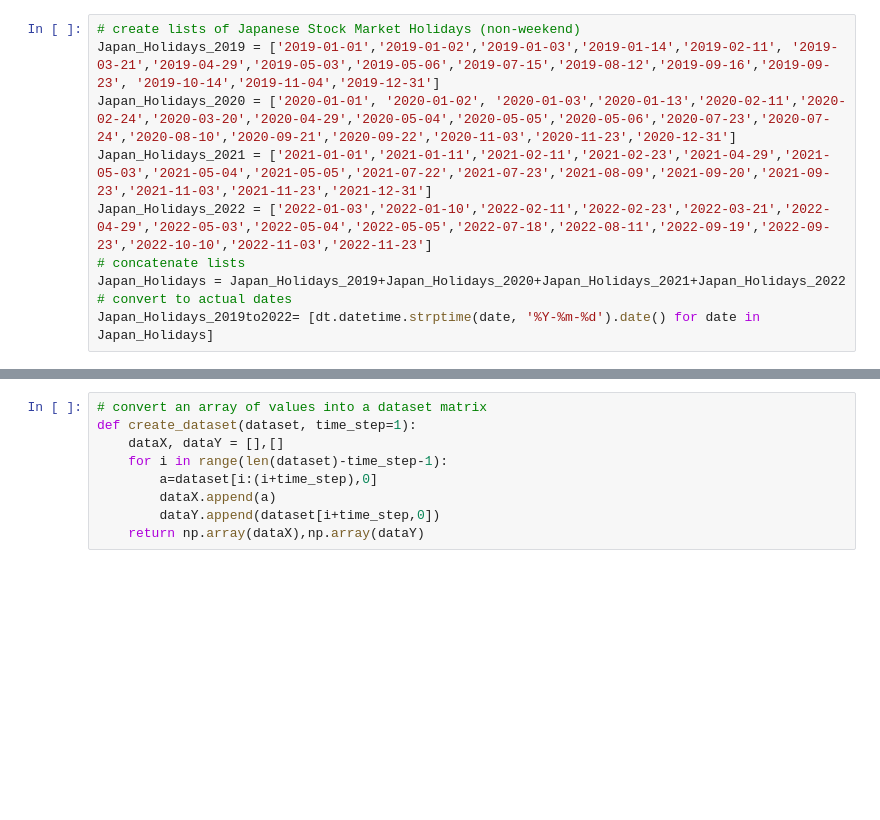
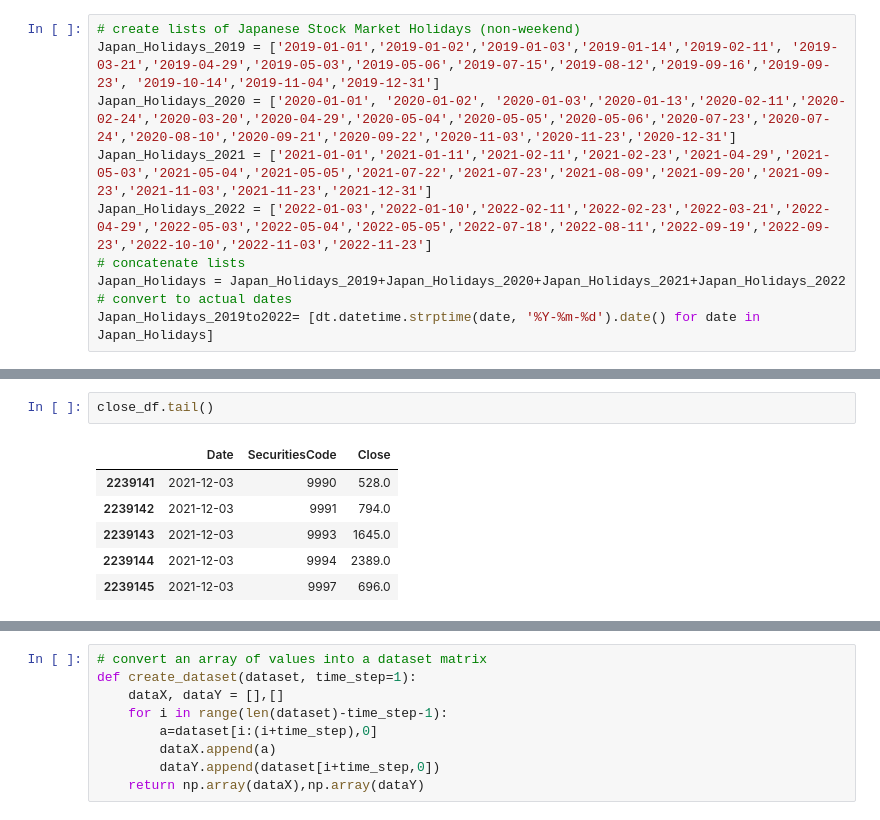
Before and after one commit to 1on1pt/JPX_Tokyo_Stock_Exchange_Prediction, a Jupyter notebook: Stacked_LSTM_2000stocks.ipynb, the cells around one changed output, grey strips where cells are left out. Drawn from its saved outputs; the diff is of its cells as text; blank space fills up the shorter version.

```diff
--- a/Stacked_LSTM_2000stocks.ipynb
+++ b/Stacked_LSTM_2000stocks.ipynb
@@ -122,3 +109,12 @@ close_df
+# %%
+close_df.tail()
+# %% [output]
+|  | Date | SecuritiesCode | Close |
+| 2239141 | 2021-12-03 | 9990 | 528.0 |
+| 2239142 | 2021-12-03 | 9991 | 794.0 |
+| 2239143 | 2021-12-03 | 9993 | 1645.0 |
+| 2239144 | 2021-12-03 | 9994 | 2389.0 |
+| 2239145 | 2021-12-03 | 9997 | 696.0 |
 # %%
 # create a list of all the securities
 one_date_df=stock_df.loc[(stock_df['Date']=="2017-01-04"),['SecuritiesCode']]
```
Also changed, not shown: parts of 21 cells of this notebook, 1 other file.
